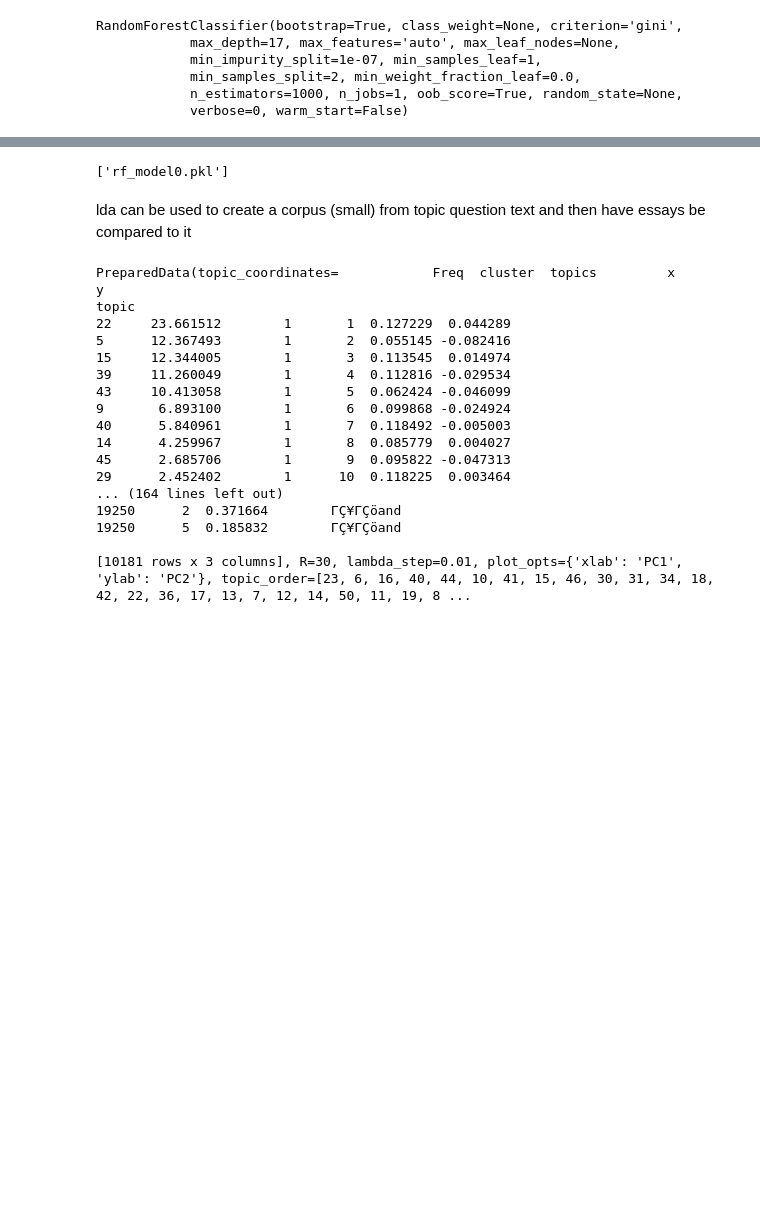
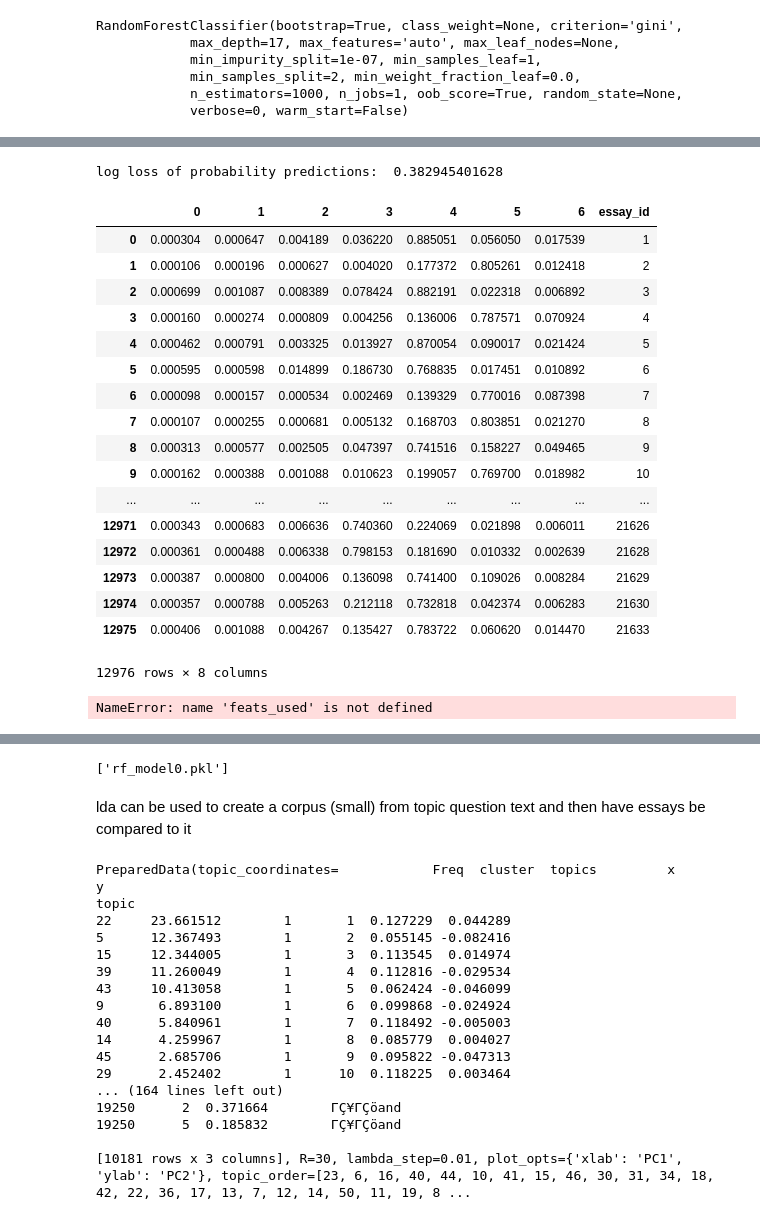
Before and after one commit to livejake/better_writer, a Jupyter notebook: extra NLP features.ipynb, the cells around one changed output, grey strips where cells are left out. Saved outputs shown, nothing was run; the diff lists cells and outputs as text; code cells hidden in the pictures; blank space fills up the shorter version.

Commit message:
some extra models including an xgb boost

```diff
--- a/extra NLP features.ipynb
+++ b/extra NLP features.ipynb
@@ -367,0 +387,2 @@ KeyboardInterrupt:
+# %%
+most_imp_200 = selectKImportance(gbm0,df_cv1_sparse.toarray(),200)
@@ -367,0 +393,7 @@ KeyboardInterrupt:
+# %%
+gbm1 = GradientBoostingClassifier(n_estimators= 4000, subsample= 0.8, max_depth=5, max_features='sqrt',
+                         min_samples_leaf = 20, min_samples_split = 60)
+gbm1.fit(most_imp_200, y_train1)
+
+predicted2 = cross_val_predict(gbm1, most_imp_200, y_train1, cv=5)
+metrics.accuracy_score(y_train1, predicted2)
@@ -367,0 +409,24 @@ KeyboardInterrupt:
+# %%
+SEED = 777
+NFOLDS = 5
+
+params = {
+    'eta':.01,
+    'colsample_bytree':.8,
+    'subsample':.8,
+    'seed':0,
+    'nthread':16,
+    'objective':'multi:softprob',
+    'eval_metric':'mlogloss',
+    'num_class':7,
+    'silent':1
+}
+
+x_train = df_cv1_sparse.toarray()
+dtrain = xgb.DMatrix(data=x_train, label=y_train1)
+
+bst = xgb.cv(params, dtrain, 10000, NFOLDS, early_stopping_rounds=50, verbose_eval=25)
+
+best_rounds = np.argmin(bst['test-mlogloss-mean'])
+
+bst = xgb.train(params, dtrain, best_rounds)
@@ -367,0 +453,37 @@ KeyboardInterrupt:
+# %%
+xgb_pred = bst.predict(dtrain)
+print "log loss of probability predictions: ", metrics.log_loss(y_train1, xgb_pred)
+preds = pd.DataFrame(xgb_pred)
+cols = [0,1,2,3,4,5,6]
+
+preds.columns = cols
+
+preds['essay_id'] = full_df.essay_id.values
+#these predict the predict proba of each essay score
+# %% [output]
+log loss of probability predictions:  0.382945401628
+# %%
+preds
+# %% [output]
+|  | 0 | 1 | 2 | 3 | 4 | 5 | 6 | essay_id |
+| 0 | 0.000304 | 0.000647 | 0.004189 | 0.036220 | 0.885051 | 0.056050 | 0.017539 | 1 |
+| 1 | 0.000106 | 0.000196 | 0.000627 | 0.004020 | 0.177372 | 0.805261 | 0.012418 | 2 |
+| 2 | 0.000699 | 0.001087 | 0.008389 | 0.078424 | 0.882191 | 0.022318 | 0.006892 | 3 |
+| 3 | 0.000160 | 0.000274 | 0.000809 | 0.004256 | 0.136006 | 0.787571 | 0.070924 | 4 |
+| 4 | 0.000462 | 0.000791 | 0.003325 | 0.013927 | 0.870054 | 0.090017 | 0.021424 | 5 |
+| 5 | 0.000595 | 0.000598 | 0.014899 | 0.186730 | 0.768835 | 0.017451 | 0.010892 | 6 |
+| 6 | 0.000098 | 0.000157 | 0.000534 | 0.002469 | 0.139329 | 0.770016 | 0.087398 | 7 |
+| 7 | 0.000107 | 0.000255 | 0.000681 | 0.005132 | 0.168703 | 0.803851 | 0.021270 | 8 |
+| 8 | 0.000313 | 0.000577 | 0.002505 | 0.047397 | 0.741516 | 0.158227 | 0.049465 | 9 |
+| 9 | 0.000162 | 0.000388 | 0.001088 | 0.010623 | 0.199057 | 0.769700 | 0.018982 | 10 |
+| ... | ... | ... | ... | ... | ... | ... | ... | ... |
+| 12971 | 0.000343 | 0.000683 | 0.006636 | 0.740360 | 0.224069 | 0.021898 | 0.006011 | 21626 |
+| 12972 | 0.000361 | 0.000488 | 0.006338 | 0.798153 | 0.181690 | 0.010332 | 0.002639 | 21628 |
+| 12973 | 0.000387 | 0.000800 | 0.004006 | 0.136098 | 0.741400 | 0.109026 | 0.008284 | 21629 |
+| 12974 | 0.000357 | 0.000788 | 0.005263 | 0.212118 | 0.732818 | 0.042374 | 0.006283 | 21630 |
+| 12975 | 0.000406 | 0.001088 | 0.004267 | 0.135427 | 0.783722 | 0.060620 | 0.014470 | 21633 |
+12976 rows × 8 columns
+# %%
+pd.Series(index = gbm0., data = gbm0.feature_importances_).sort_values().plot(kind = 'barh')
+# %% [output]
+NameError: name 'feats_used' is not defined
```
Also changed, not shown: parts of 17 cells of this notebook.
